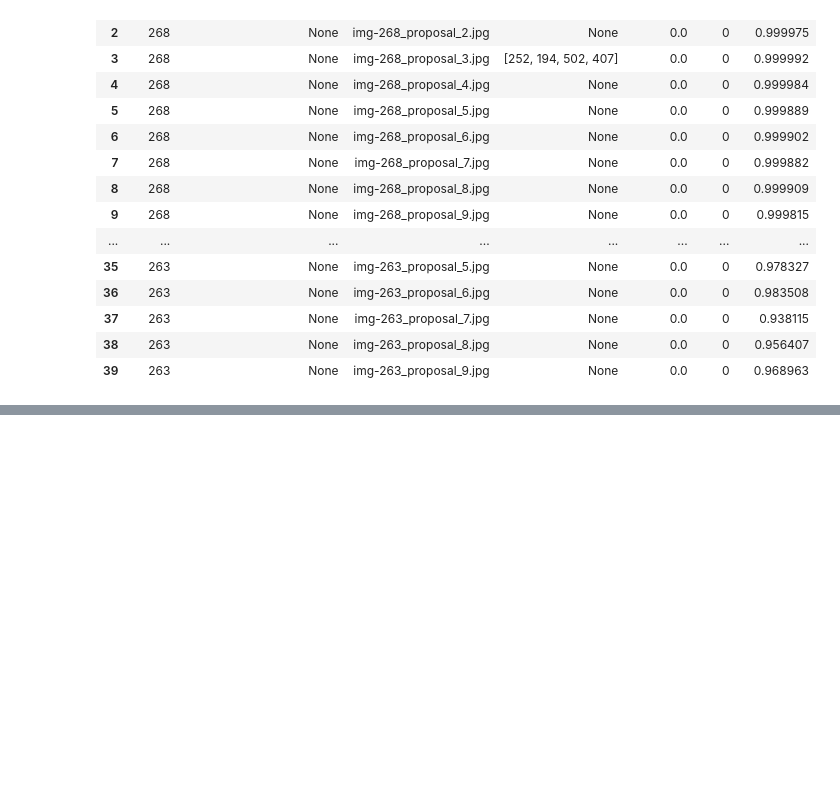
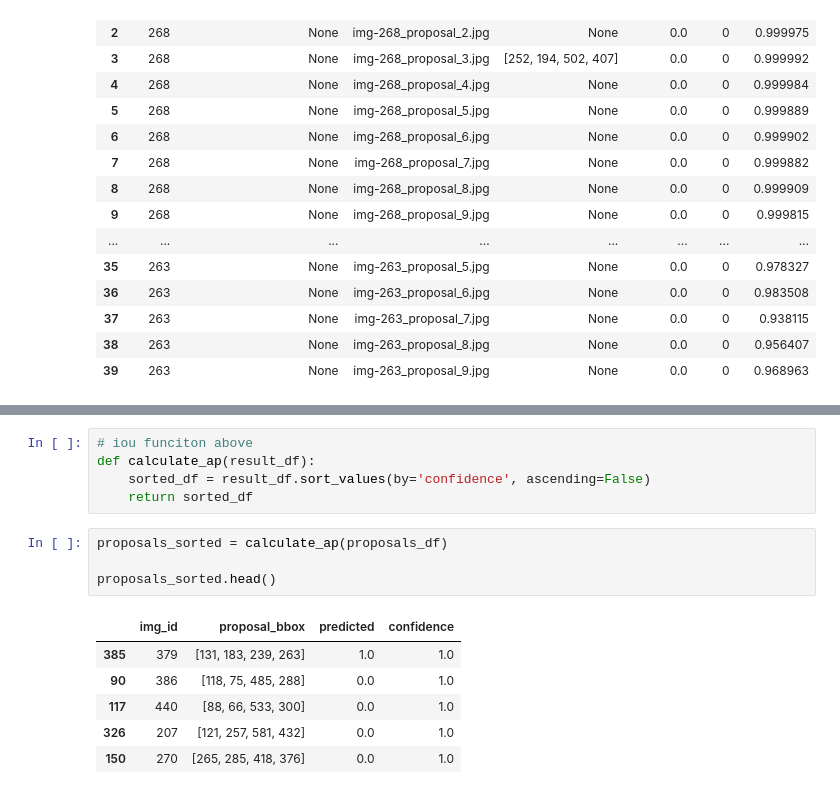
Before and after one commit to amirkfir/PotholesSegmentation, a Jupyter notebook: Python_Files/object_detection_post_processing.ipynb, the cells around one changed output, grey strips where cells are left out. Saved outputs shown, nothing was run; the diff lists cells and outputs as text; blank space fills up the shorter version.

```diff
--- a/Python_Files/object_detection_post_processing.ipynb
+++ b/Python_Files/object_detection_post_processing.ipynb
@@ -279,0 +304,16 @@ plt.show()
+# %%
+# iou funciton above
+def calculate_ap(result_df):
+    sorted_df = result_df.sort_values(by='confidence', ascending=False)
+    return sorted_df
+# %%
+proposals_sorted = calculate_ap(proposals_df)
+
+proposals_sorted.head()
+# %% [output]
+|  | img_id | proposal_bbox | predicted | confidence |
+| 385 | 379 | [131, 183, 239, 263] | 1.0 | 1.0 |
+| 90 | 386 | [118, 75, 485, 288] | 0.0 | 1.0 |
+| 117 | 440 | [88, 66, 533, 300] | 0.0 | 1.0 |
+| 326 | 207 | [121, 257, 581, 432] | 0.0 | 1.0 |
+| 150 | 270 | [265, 285, 418, 376] | 0.0 | 1.0 |
```
Also changed, not shown: parts of 7 cells of this notebook.
